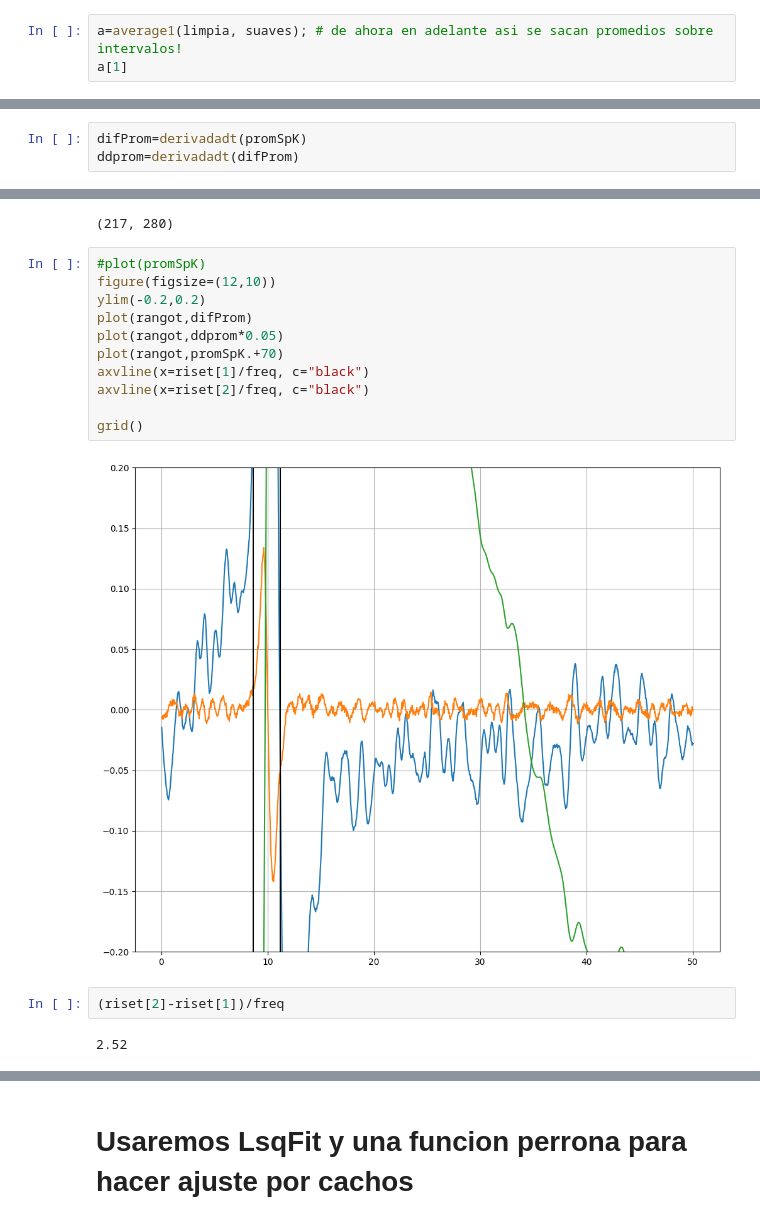
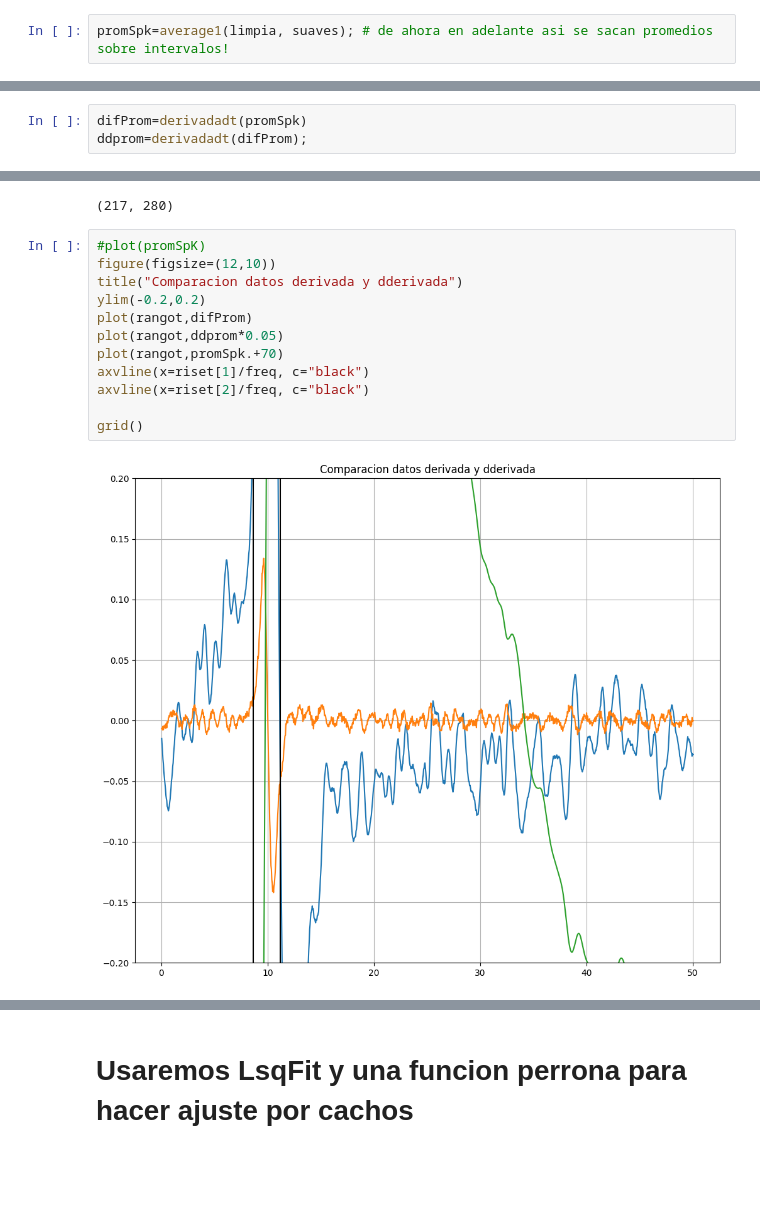
Before and after one commit to JoseJJAB/TrabajoCinvestav, a Jupyter notebook: SpikletDetection.ipynb, the cells around one changed output, grey strips where cells are left out. Drawn from its saved outputs; the diff is of its cells as text; blank space fills up the shorter version.

```diff
--- a/SpikletDetection.ipynb
+++ b/SpikletDetection.ipynb
@@ -499,3 +488,2 @@ grid()
 # %%
-a=average1(limpia, suaves); # de ahora en adelante asi se sacan promedios sobre intervalos!
-a[1]
+promSpk=average1(limpia, suaves); # de ahora en adelante asi se sacan promedios sobre intervalos!
@@ -633,3 +579,3 @@ promSpK=a
 # %%
-difProm=derivadadt(promSpK)
-ddprom=derivadadt(difProm)
+difProm=derivadadt(promSpk)
+ddprom=derivadadt(difProm);
@@ -669,17 +586,14 @@ riset=risetime(difProm)
 # %%
 #plot(promSpK)
 figure(figsize=(12,10))
+title("Comparacion datos derivada y dderivada")
 ylim(-0.2,0.2)
 plot(rangot,difProm)
 plot(rangot,ddprom*0.05)
-plot(rangot,promSpK.+70)
+plot(rangot,promSpk.+70)
 axvline(x=riset[1]/freq, c="black")
 axvline(x=riset[2]/freq, c="black")
 
 grid()
 # %% [output]
-[figure, old version]
+[figure, new version]
-# %%
-(riset[2]-riset[1])/freq
-# %% [output]
-2.52
```
Also changed, not shown: parts of 32 cells of this notebook.
